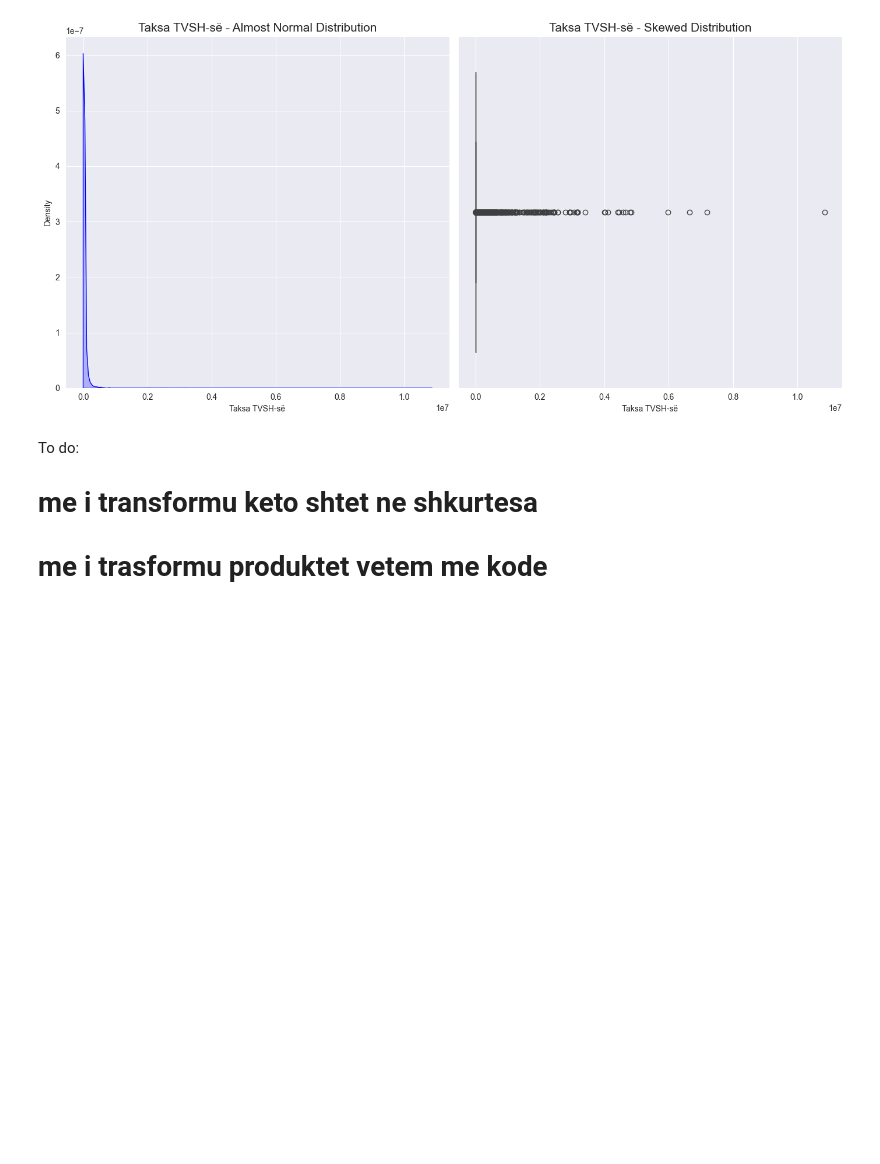
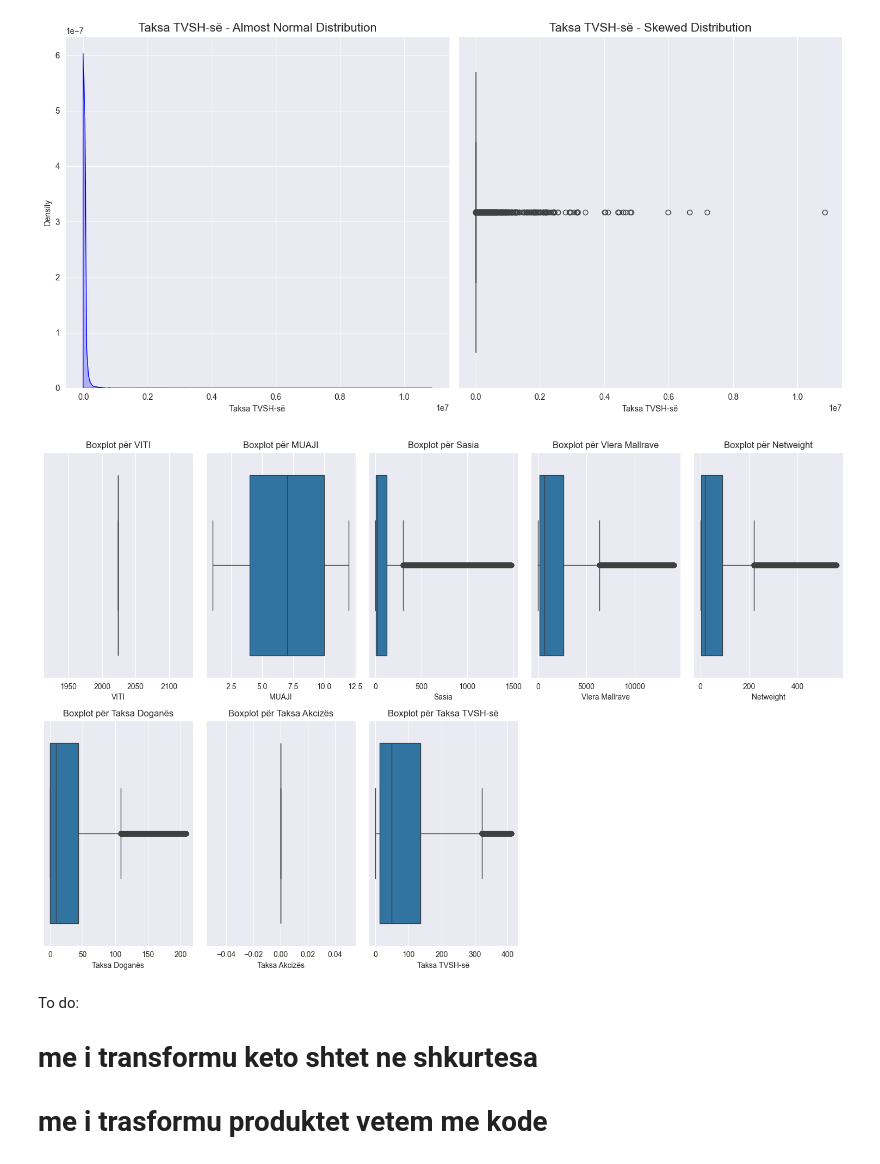
Before and after one commit to NjomzaRexhepi/Machine-Learning-Project, a Jupyter notebook: TradeBalance.ipynb, the cells around one changed output. Cells and saved outputs as stored; diff of their text form; code cells hidden in the pictures; blank space fills up the shorter version.

Commit message:
detect outliers using IQR method and using plots

```diff
--- a/TradeBalance.ipynb
+++ b/TradeBalance.ipynb
@@ -299,6 +299,45 @@ for column in numeric_columns1:
 [figure]
 [figure]
 [figure]
+# %%
+def detect_outliers_with_plot(df):
+
+   #taking the numeric columns
+    numeric_columns = df.select_dtypes(include=[np.number]).columns
+
+    #making a copy of the dataset
+    df_cleaned = df.copy()
+
+    plt.figure(figsize=(15, 10))
+
+    for i, col in enumerate(numeric_columns, 1):
+        # Calculate Quartiles and IQR
+
+        Q1 = df_cleaned[col].quantile(0.25)
+        Q3 = df_cleaned[col].quantile(0.75)
+
+        IQR = Q3 - Q1
+
+        # Determine outlier bounds
+        lower_bound = Q1 - 1.5 * IQR
+        upper_bound = Q3 + 1.5 * IQR
+
+        # Remove outliers
+        df_cleaned = df_cleaned[(df_cleaned[col] >= lower_bound) & (df_cleaned[col] <= upper_bound)]
+
+        # for each column a boxplot is created using Seaborn's boxplot function to visualize the distribution of the cleaned data (after outliers are removed)
+        plt.subplot(2, len(numeric_columns) // 2 + 1, i)
+        sns.boxplot(x=df_cleaned[col])
+        plt.title(f'Boxplot për {col}')
+
+    plt.tight_layout()
+    plt.show()
+
+    return df_cleaned
+
+df_cleaned = detect_outliers_with_plot(df)
+# %% [output]
+[figure, added]
 # %% [markdown]
 To do:
 # me i transformu keto shtet ne shkurtesa
```
